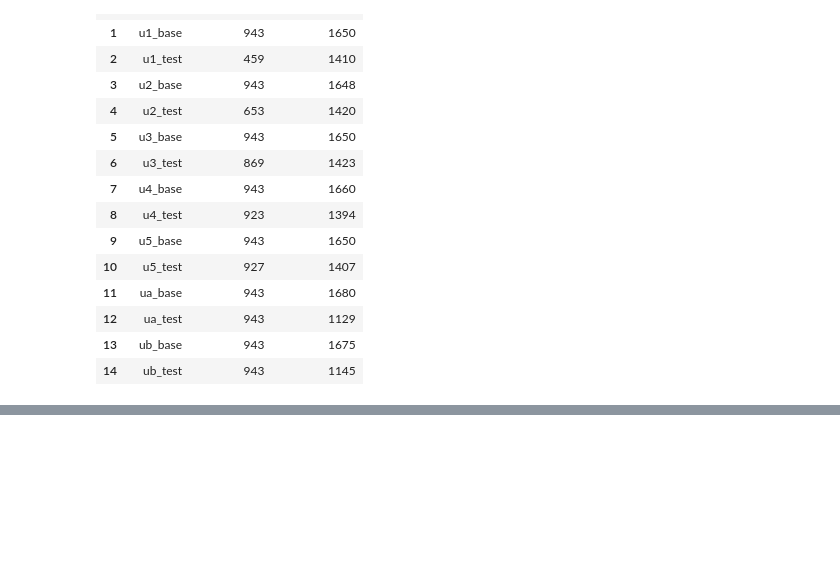
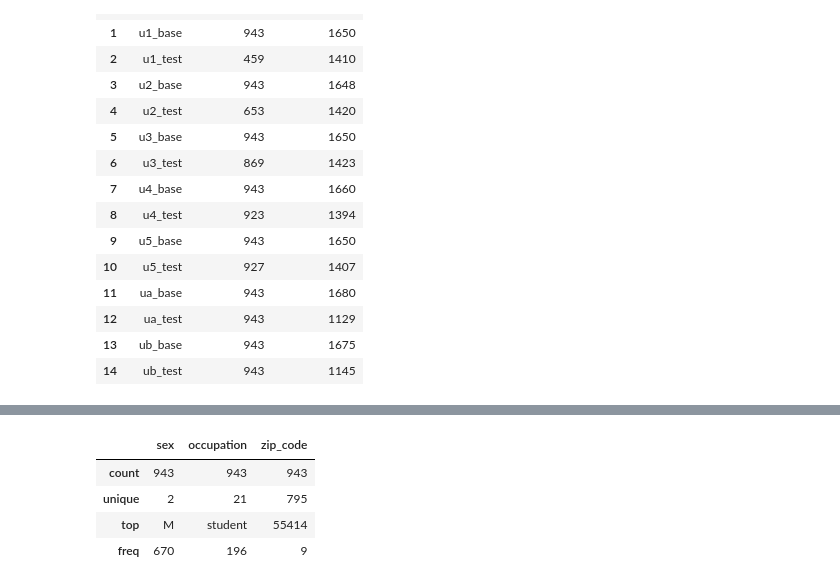
Before and after one commit to EeYeoKeat/Recommendation-System-Algorithms-in-Python, a Jupyter notebook: Movies_Recommendation/Visualize_MovieLens100k_Dataset.ipynb, the cells around one changed output, grey strips where cells are left out. Saved outputs shown, nothing was run; the diff lists cells and outputs as text; code cells hidden in the pictures; blank space fills up the shorter version.

```diff
--- a/Movies_Recommendation/Visualize_MovieLens100k_Dataset.ipynb
+++ b/Movies_Recommendation/Visualize_MovieLens100k_Dataset.ipynb
@@ -114,0 +175,8 @@ df
+# %%
+users.describe(include=[np.object])
+# %% [output]
+|  | sex | occupation | zip_code |
+| count | 943 | 943 | 943 |
+| unique | 2 | 21 | 795 |
+| top | M | student | 55414 |
+| freq | 670 | 196 | 9 |
```
Also changed, not shown: parts of 9 cells of this notebook.
